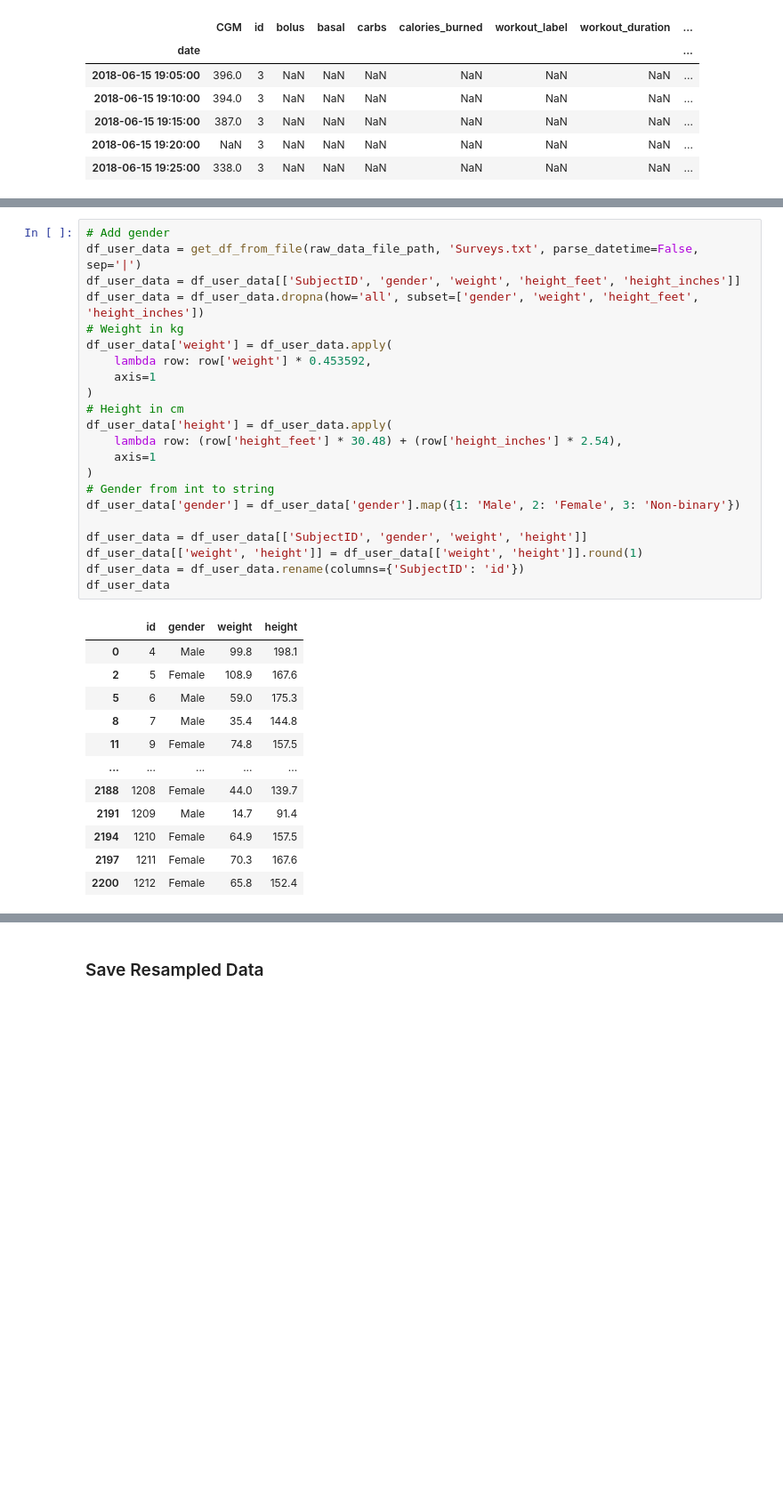
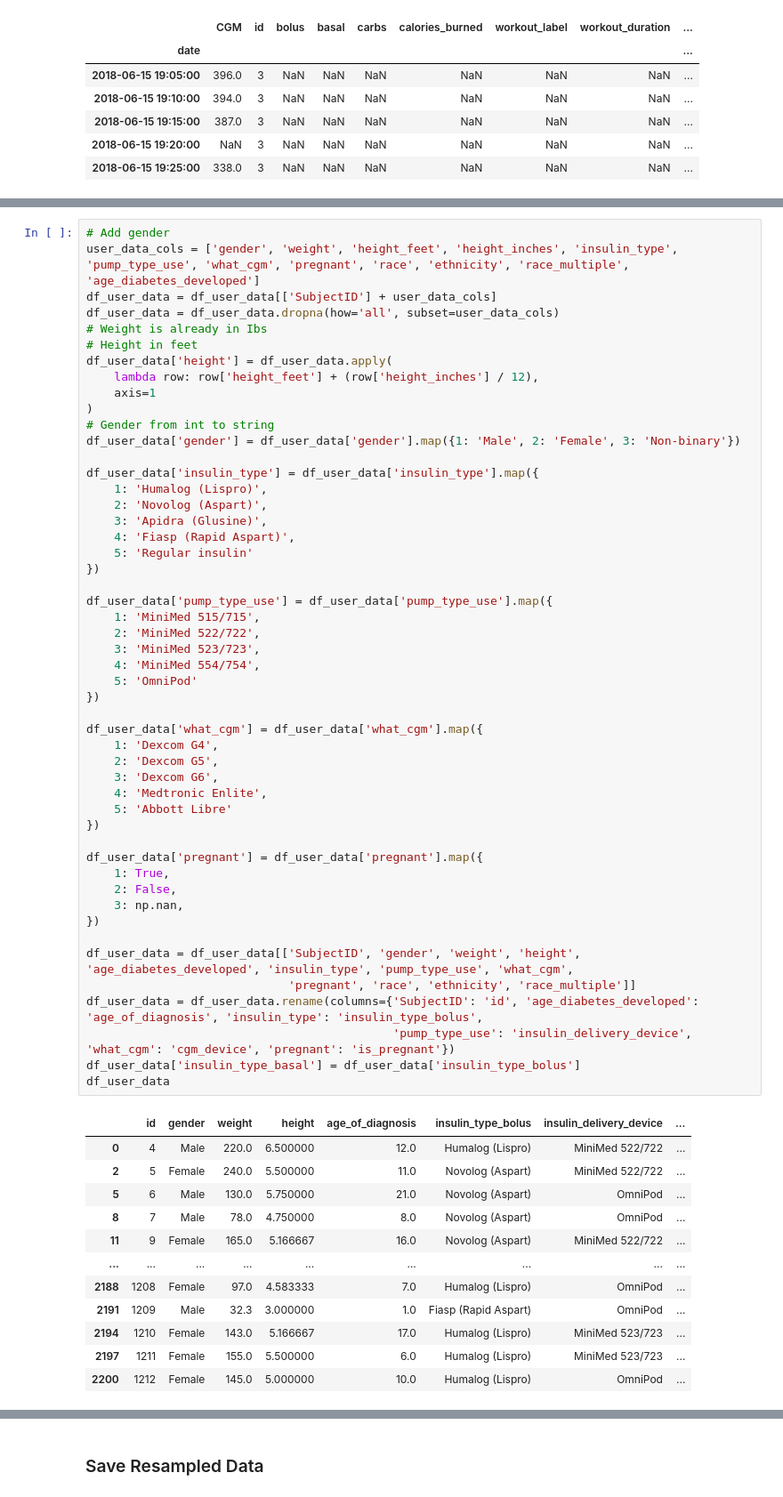
Before and after one commit to miriamkw/egvinsulin, a Jupyter notebook: notebooks/resampling/Loop.ipynb, the cells around one changed output, grey strips where cells are left out. Shown at 89% size. Saved outputs shown, nothing was run; the diff lists cells and outputs as text; blank space fills up the shorter version.

```diff
--- a/notebooks/resampling/Loop.ipynb
+++ b/notebooks/resampling/Loop.ipynb
@@ -690,35 +711,63 @@ df_final.head()
 # %%
 # Add gender
-df_user_data = get_df_from_file(raw_data_file_path, 'Surveys.txt', parse_datetime=False, sep='|')
-df_user_data = df_user_data[['SubjectID', 'gender', 'weight', 'height_feet', 'height_inches']]
-df_user_data = df_user_data.dropna(how='all', subset=['gender', 'weight', 'height_feet', 'height_inches'])
-# Weight in kg
-df_user_data['weight'] = df_user_data.apply(
-    lambda row: row['weight'] * 0.453592,
-    axis=1
-)
-# Height in cm
+user_data_cols = ['gender', 'weight', 'height_feet', 'height_inches', 'insulin_type', 'pump_type_use', 'what_cgm', 'pregnant', 'race', 'ethnicity', 'race_multiple', 'age_diabetes_developed']
+df_user_data = df_user_data[['SubjectID'] + user_data_cols]
+df_user_data = df_user_data.dropna(how='all', subset=user_data_cols)
+# Weight is already in Ibs
+# Height in feet
 df_user_data['height'] = df_user_data.apply(
-    lambda row: (row['height_feet'] * 30.48) + (row['height_inches'] * 2.54),
+    lambda row: row['height_feet'] + (row['height_inches'] / 12),
     axis=1
 )
 # Gender from int to string
 df_user_data['gender'] = df_user_data['gender'].map({1: 'Male', 2: 'Female', 3: 'Non-binary'})
 
-df_user_data = df_user_data[['SubjectID', 'gender', 'weight', 'height']]
-df_user_data[['weight', 'height']] = df_user_data[['weight', 'height']].round(1)
-df_user_data = df_user_data.rename(columns={'SubjectID': 'id'})
+df_user_data['insulin_type'] = df_user_data['insulin_type'].map({
+    1: 'Humalog (Lispro)',
+    2: 'Novolog (Aspart)',
+    3: 'Apidra (Glusine)',
+    4: 'Fiasp (Rapid Aspart)',
+    5: 'Regular insulin'
+})
+
+df_user_data['pump_type_use'] = df_user_data['pump_type_use'].map({
+    1: 'MiniMed 515/715',
+    2: 'MiniMed 522/722',
+    3: 'MiniMed 523/723',
+    4: 'MiniMed 554/754',
+    5: 'OmniPod'
+})
+
+df_user_data['what_cgm'] = df_user_data['what_cgm'].map({
+    1: 'Dexcom G4',
+    2: 'Dexcom G5',
+    3: 'Dexcom G6',
+    4: 'Medtronic Enlite',
+    5: 'Abbott Libre'
+})
+
+df_user_data['pregnant'] = df_user_data['pregnant'].map({
+    1: True,
+    2: False,
+    3: np.nan,
+})
+
+df_user_data = df_user_data[['SubjectID', 'gender', 'weight', 'height', 'age_diabetes_developed', 'insulin_type', 'pump_type_use', 'what_cgm',
+                             'pregnant', 'race', 'ethnicity', 'race_multiple']]
+df_user_data = df_user_data.rename(columns={'SubjectID': 'id', 'age_diabetes_developed': 'age_of_diagnosis', 'insulin_type': 'insulin_type_bolus',
+                                            'pump_type_use': 'insulin_delivery_device', 'what_cgm': 'cgm_device', 'pregnant': 'is_pregnant'})
+df_user_data['insulin_type_basal'] = df_user_data['insulin_type_bolus']
 df_user_data
 # %% [output]
-|  | id | gender | weight | height |
-| 0 | 4 | Male | 99.8 | 198.1 |
-| 2 | 5 | Female | 108.9 | 167.6 |
-| 5 | 6 | Male | 59.0 | 175.3 |
-| 8 | 7 | Male | 35.4 | 144.8 |
-| 11 | 9 | Female | 74.8 | 157.5 |
-| ... | ... | ... | ... | ... |
-| 2188 | 1208 | Female | 44.0 | 139.7 |
-| 2191 | 1209 | Male | 14.7 | 91.4 |
-| 2194 | 1210 | Female | 64.9 | 157.5 |
-| 2197 | 1211 | Female | 70.3 | 167.6 |
-| 2200 | 1212 | Female | 65.8 | 152.4 |
+|  | id | gender | weight | height | age_of_diagnosis | insulin_type_bolus | insulin_delivery_device | ... |
+| 0 | 4 | Male | 220.0 | 6.500000 | 12.0 | Humalog (Lispro) | MiniMed 522/722 | ... |
+| 2 | 5 | Female | 240.0 | 5.500000 | 11.0 | Novolog (Aspart) | MiniMed 522/722 | ... |
+| 5 | 6 | Male | 130.0 | 5.750000 | 21.0 | Novolog (Aspart) | OmniPod | ... |
+| 8 | 7 | Male | 78.0 | 4.750000 | 8.0 | Novolog (Aspart) | OmniPod | ... |
+| 11 | 9 | Female | 165.0 | 5.166667 | 16.0 | Novolog (Aspart) | MiniMed 522/722 | ... |
+| ... | ... | ... | ... | ... | ... | ... | ... | ... |
+| 2188 | 1208 | Female | 97.0 | 4.583333 | 7.0 | Humalog (Lispro) | OmniPod | ... |
+| 2191 | 1209 | Male | 32.3 | 3.000000 | 1.0 | Fiasp (Rapid Aspart) | OmniPod | ... |
+| 2194 | 1210 | Female | 143.0 | 5.166667 | 17.0 | Humalog (Lispro) | MiniMed 523/723 | ... |
+| 2197 | 1211 | Female | 155.0 | 5.500000 | 6.0 | Humalog (Lispro) | MiniMed 523/723 | ... |
+| 2200 | 1212 | Female | 145.0 | 5.000000 | 10.0 | Humalog (Lispro) | OmniPod | ... |
```
Also changed, not shown: parts of 20 cells of this notebook, 10 other files.
